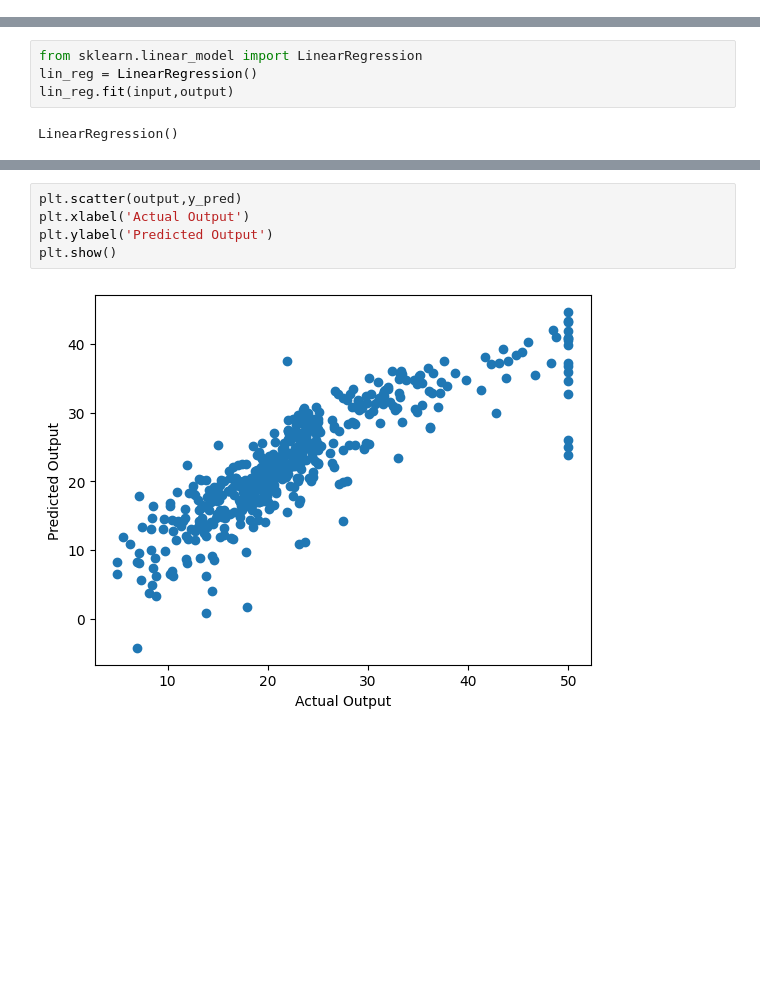
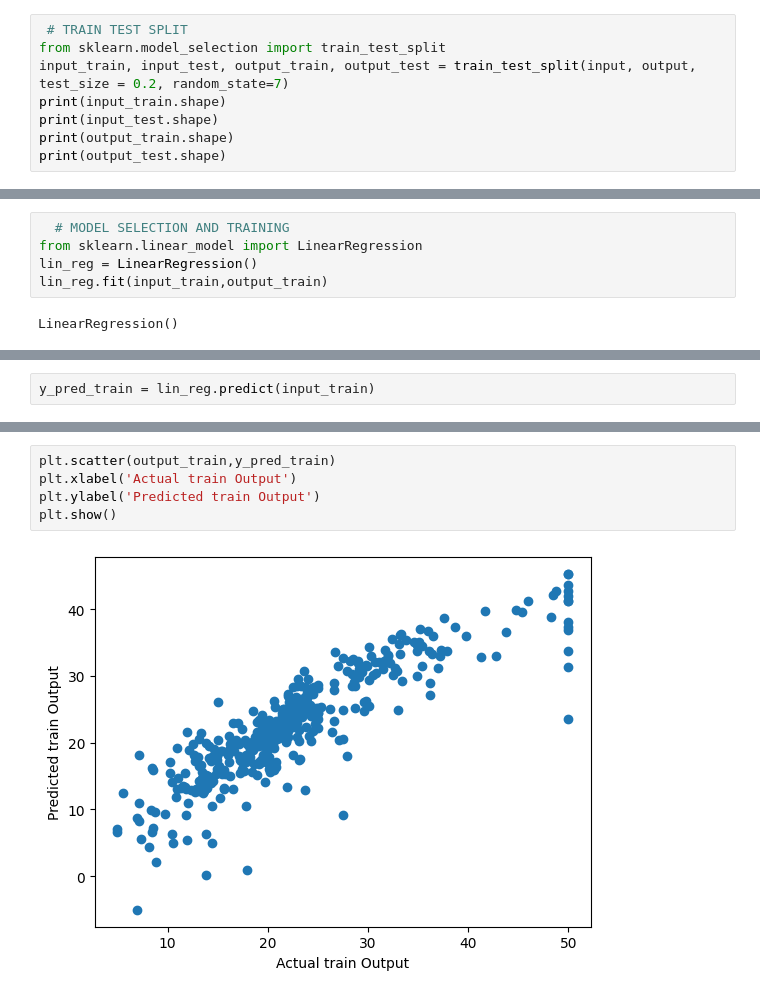
Before and after one commit to Diksha-Bora/Machine_Learning, a Jupyter notebook: Linear_Regression_Boston_Housing4.ipynb, the cells around one changed output, grey strips where cells are left out. Cells and saved outputs as stored; diff of their text form; blank space fills up the shorter version.

```diff
--- a/Linear_Regression_Boston_Housing4.ipynb
+++ b/Linear_Regression_Boston_Housing4.ipynb
@@ -60,3 +110,11 @@ plt.show()
 # %%
 input = data.drop('MEDV',axis=1)
 output = data['MEDV']
+# %%
+ # TRAIN TEST SPLIT
+from sklearn.model_selection import train_test_split
+input_train, input_test, output_train, output_test = train_test_split(input, output, test_size = 0.2, random_state=7)
+print(input_train.shape)
+print(input_test.shape)
+print(output_train.shape)
+print(output_test.shape)
@@ -63,6 +126,7 @@ output = data['MEDV']
 # %%
+  # MODEL SELECTION AND TRAINING
 from sklearn.linear_model import LinearRegression
 lin_reg = LinearRegression()
-lin_reg.fit(input,output)
+lin_reg.fit(input_train,output_train)
 # %% [output]
 LinearRegression()
@@ -79,0 +142,2 @@ The intercept is : 36.459488385089955
+# %%
+y_pred_train = lin_reg.predict(input_train)
@@ -80,7 +178,7 @@ The intercept is : 36.459488385089955
 # %%
-plt.scatter(output,y_pred)
-plt.xlabel('Actual Output')
-plt.ylabel('Predicted Output')
+plt.scatter(output_train,y_pred_train)
+plt.xlabel('Actual train Output')
+plt.ylabel('Predicted train Output')
 plt.show()
 # %% [output]
-[figure, old version]
+[figure, new version]
```
Also changed, not shown: parts of 18 cells of this notebook.
